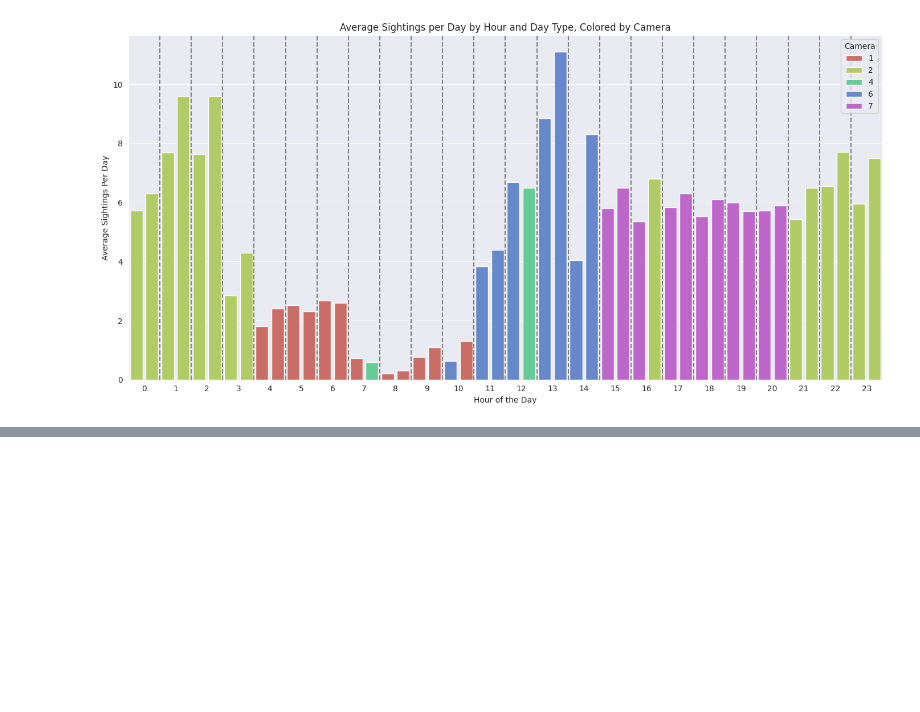
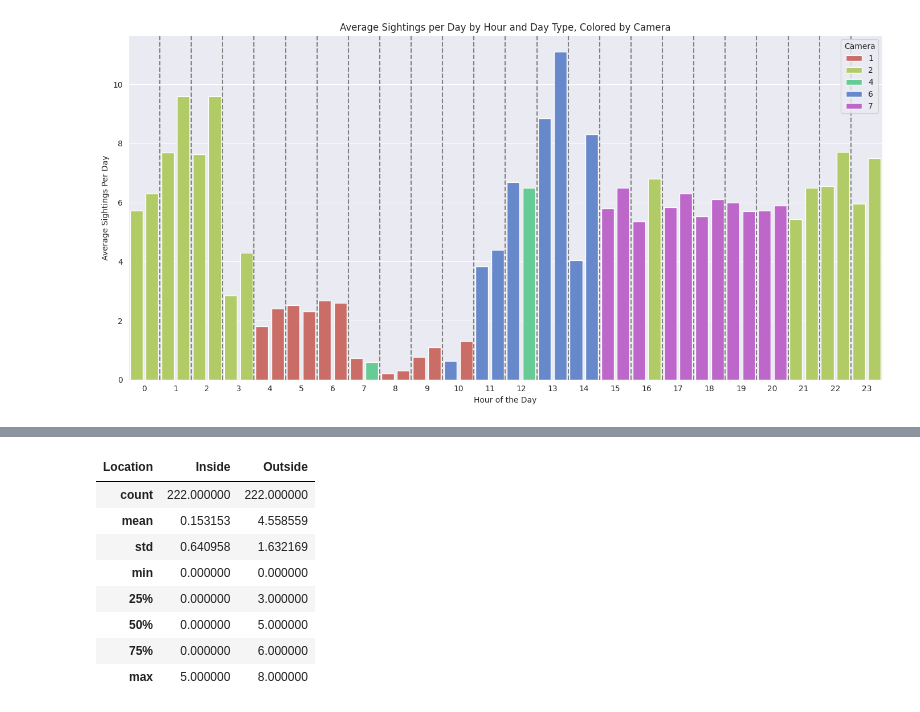
Before and after one commit to Tomasngu/BP, a Jupyter notebook: visualize/analysis.ipynb, the cells around one changed output, grey strips where cells are left out. Cells and saved outputs as stored; diff of their text form; code cells hidden in the pictures; blank space fills up the shorter version.

```diff
--- a/visualize/analysis.ipynb
+++ b/visualize/analysis.ipynb
@@ -400,0 +220,12 @@ Depth: 5, Criterion: entropy, Best Validation Accuracy: 0.6071
+# %%
+grouped_data.describe()
+# %% [output]
+| Location | Inside | Outside |
+| count | 222.000000 | 222.000000 |
+| mean | 0.153153 | 4.558559 |
+| std | 0.640958 | 1.632169 |
+| min | 0.000000 | 0.000000 |
+| 25% | 0.000000 | 3.000000 |
+| 50% | 0.000000 | 5.000000 |
+| 75% | 0.000000 | 6.000000 |
+| max | 5.000000 | 8.000000 |
```
Also changed, not shown: parts of 22 cells of this notebook, 1 other file.
